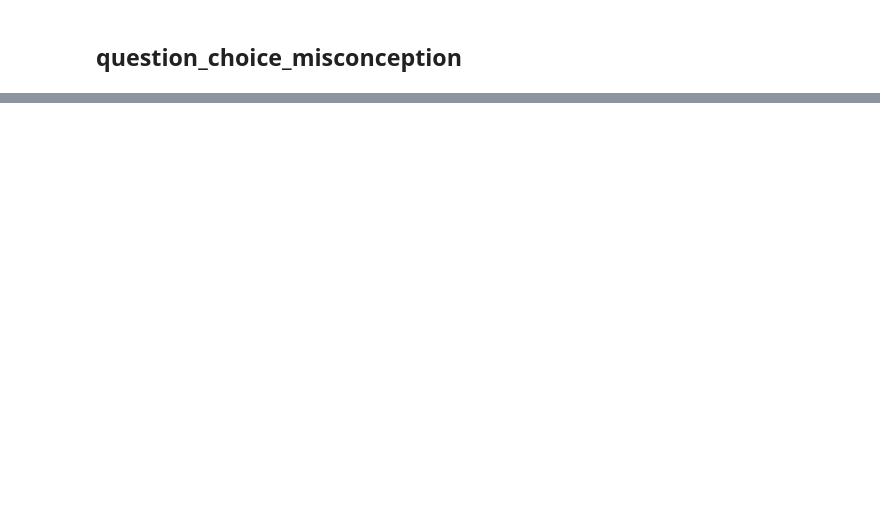
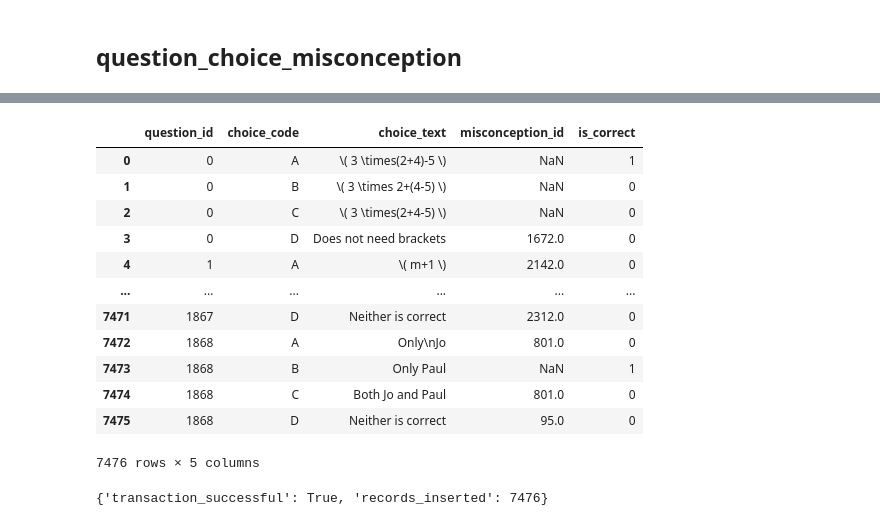
Before and after one commit to Neo-Nguyen-95/DA30_database, a Jupyter notebook: data_processing.ipynb, the cells around one changed output, grey strips where cells are left out. Saved outputs shown, nothing was run; the diff lists cells and outputs as text; code cells hidden in the pictures; blank space fills up the shorter version.

```diff
--- a/data_processing.ipynb
+++ b/data_processing.ipynb
@@ -187,2 +359,6 @@ df_question
 # %% [markdown]
 ## question_choice_misconception
+# %%
+df_question = pd.read_csv('question.csv')
+df_question.head()
+# df_question.columns
@@ -188,0 +406,18 @@ df_question
+# %%
+df_question_misconception_id = (
+    df_question
+    .rename(columns={
+        'misconception_a_id': 'A',
+        'misconception_b_id': 'B',
+        'misconception_c_id': 'C',
+        'misconception_d_id': 'D',
+        })
+    .melt(
+        id_vars='question_id',
+        var_name='choice_code',
+        value_vars=['A', 'B', 'C', 'D'],
+        value_name='misconception_id'
+        )
+    )
+
+df_question_misconception_id
@@ -188,0 +438,5 @@ df_question
+# %%
+df_question_correct_choice = df_question[['question_id', 'correct_answer']].copy()
+df_question_correct_choice['is_correct'] = 1
+df_question_correct_choice = df_question_correct_choice.rename(columns={'correct_answer': 'choice_code'})
+df_question_correct_choice
@@ -188,0 +457,33 @@ df_question
+# %%
+# Merge all
+df_question_choice_misconception = (
+    df_question_choice_text
+    .merge(df_question_misconception_id, on=['question_id', 'choice_code'], how='outer')
+    .merge(df_question_correct_choice, on=['question_id', 'choice_code'], how='outer')
+    )
+
+df_question_choice_misconception['is_correct'] = df_question_choice_misconception['is_correct'].fillna(0).astype(int)
+
+df_question_choice_misconception['misconception_id'] = df_question_choice_misconception['misconception_id'].apply(
+    lambda x: int(x) if not pd.isna(x) else None
+)
+
+df_question_choice_misconception
+# %% [output]
+|  | question_id | choice_code | choice_text | misconception_id | is_correct |
+| 0 | 0 | A | \( 3 \times(2+4)-5 \) | NaN | 1 |
+| 1 | 0 | B | \( 3 \times 2+(4-5) \) | NaN | 0 |
+| 2 | 0 | C | \( 3 \times(2+4-5) \) | NaN | 0 |
+| 3 | 0 | D | Does not need brackets | 1672.0 | 0 |
+| 4 | 1 | A | \( m+1 \) | 2142.0 | 0 |
+| ... | ... | ... | ... | ... | ... |
+| 7471 | 1867 | D | Neither is correct | 2312.0 | 0 |
+| 7472 | 1868 | A | Only\nJo | 801.0 | 0 |
+| 7473 | 1868 | B | Only Paul | NaN | 1 |
+| 7474 | 1868 | C | Both Jo and Paul | 801.0 | 0 |
+| 7475 | 1868 | D | Neither is correct | 95.0 | 0 |
+7476 rows × 5 columns
+# %%
+repo.insert_data(df=df_question_choice_misconception, table_name='question_choice_misconception', if_exists='replace')
+# %% [output]
+{'transaction_successful': True, 'records_inserted': 7476}
```
Also changed, not shown: parts of 26 cells of this notebook, 4 other files.
